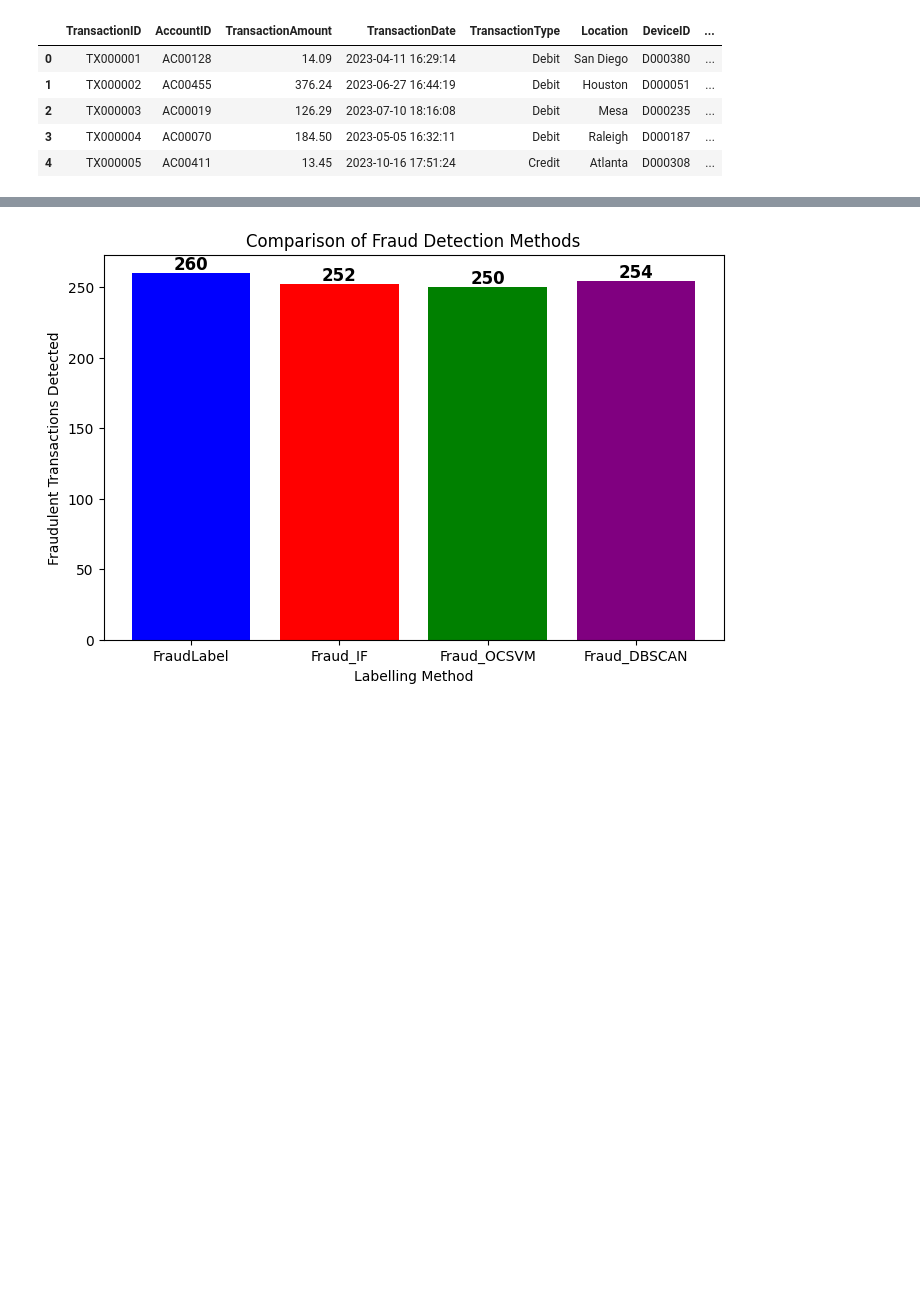
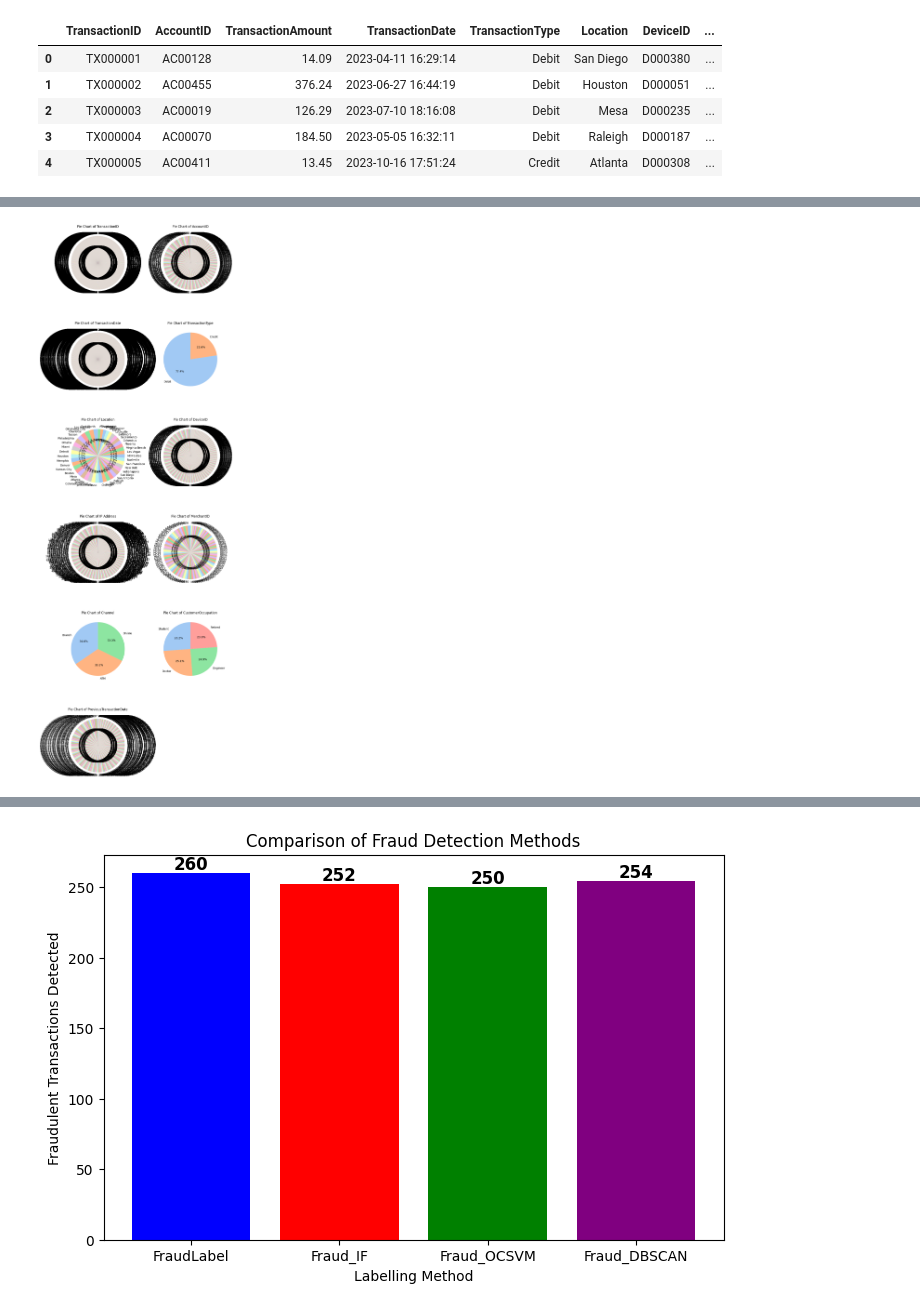
Before and after one commit to Charlenelzq/INF2008_Project, a Jupyter notebook: main.ipynb, the cells around one changed output, grey strips where cells are left out. Cells and saved outputs as stored; diff of their text form; code cells hidden in the pictures; blank space fills up the shorter version.

```diff
--- a/main.ipynb
+++ b/main.ipynb
@@ -96,0 +151,30 @@ dtype: int64
+# %%
+# Data visualisation (univariate analysis) - Categorical columns
+
+# Define the number of columns you want per row
+num_cols = 2  # Adjust this based on your preference
+num_rows = -(-len(categorical_cols) // num_cols)  # Calculate rows needed
+
+fig, axes = plt.subplots(num_rows, num_cols, figsize=(num_cols * 5, num_rows * 5))
+
+# Flatten axes array if there's more than one row
+axes = axes.flatten() if num_rows > 1 else [axes]
+
+for i, col in enumerate(categorical_cols):
+    data[col].value_counts().plot.pie(
+        ax=axes[i],
+        autopct='%1.1f%%',
+        startangle=90,
+        colors=sns.color_palette('pastel')
+    )
+    axes[i].set_title(f'Pie Chart of {col}', fontsize=12)
+    axes[i].set_ylabel('')  # Remove default y-axis label
+
+# Hide any unused subplots
+for j in range(i + 1, len(axes)):
+    fig.delaxes(axes[j])
+
+plt.tight_layout()
+plt.show()
+# %% [output]
+[figure, added]
```
Also changed, not shown: parts of 9 cells of this notebook, 2 other files.
